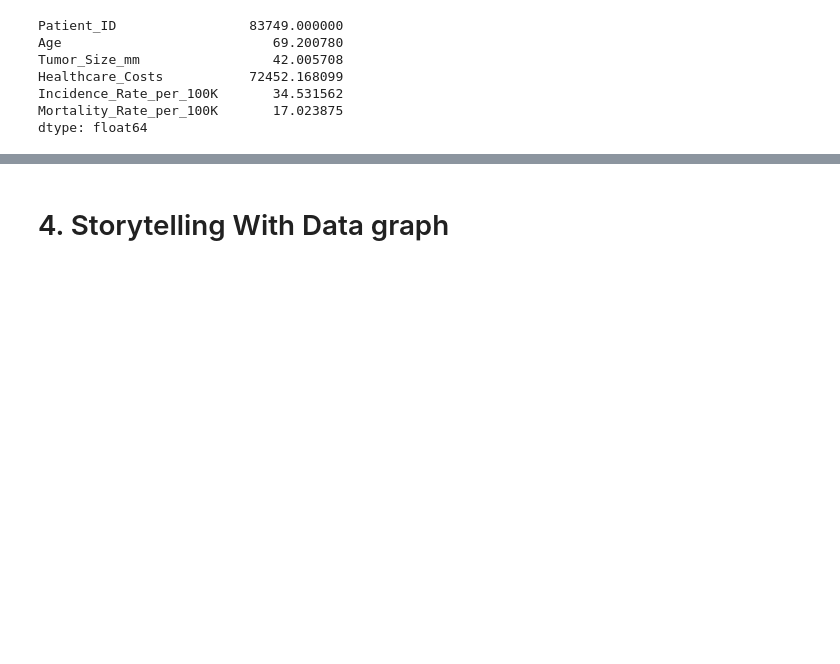
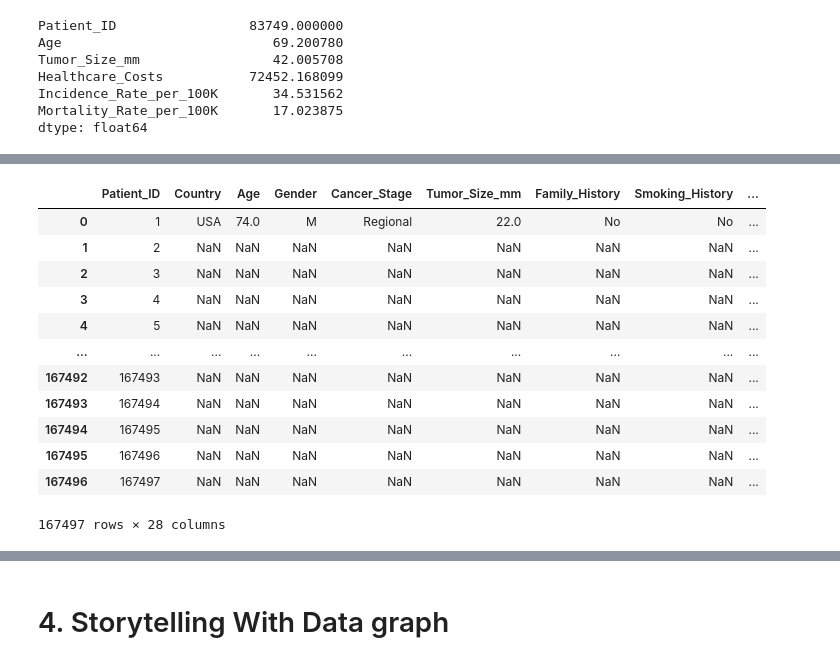
Before and after one commit to rain-dimen/OMDS-ModB2-Milestone3-Dimen-Rain, a Jupyter notebook: OMDS-ModB2-Week2-Dimen-Rain.ipynb, the cells around one changed output, grey strips where cells are left out. Cells and saved outputs as stored; diff of their text form; code cells hidden in the pictures; blank space fills up the shorter version.

```diff
--- a/OMDS-ModB2-Week2-Dimen-Rain.ipynb
+++ b/OMDS-ModB2-Week2-Dimen-Rain.ipynb
@@ -564,0 +576,17 @@ dtype: float64
+# %%
+mode = df_cc.mode()
+mode
+# %% [output]
+|  | Patient_ID | Country | Age | Gender | Cancer_Stage | Tumor_Size_mm | Family_History | Smoking_History | ... |
+| 0 | 1 | USA | 74.0 | M | Regional | 22.0 | No | No | ... |
+| 1 | 2 | NaN | NaN | NaN | NaN | NaN | NaN | NaN | ... |
+| 2 | 3 | NaN | NaN | NaN | NaN | NaN | NaN | NaN | ... |
+| 3 | 4 | NaN | NaN | NaN | NaN | NaN | NaN | NaN | ... |
+| 4 | 5 | NaN | NaN | NaN | NaN | NaN | NaN | NaN | ... |
+| ... | ... | ... | ... | ... | ... | ... | ... | ... | ... |
+| 167492 | 167493 | NaN | NaN | NaN | NaN | NaN | NaN | NaN | ... |
+| 167493 | 167494 | NaN | NaN | NaN | NaN | NaN | NaN | NaN | ... |
+| 167494 | 167495 | NaN | NaN | NaN | NaN | NaN | NaN | NaN | ... |
+| 167495 | 167496 | NaN | NaN | NaN | NaN | NaN | NaN | NaN | ... |
+| 167496 | 167497 | NaN | NaN | NaN | NaN | NaN | NaN | NaN | ... |
+167497 rows × 28 columns
```
Also changed, not shown: parts of 10 cells of this notebook.
